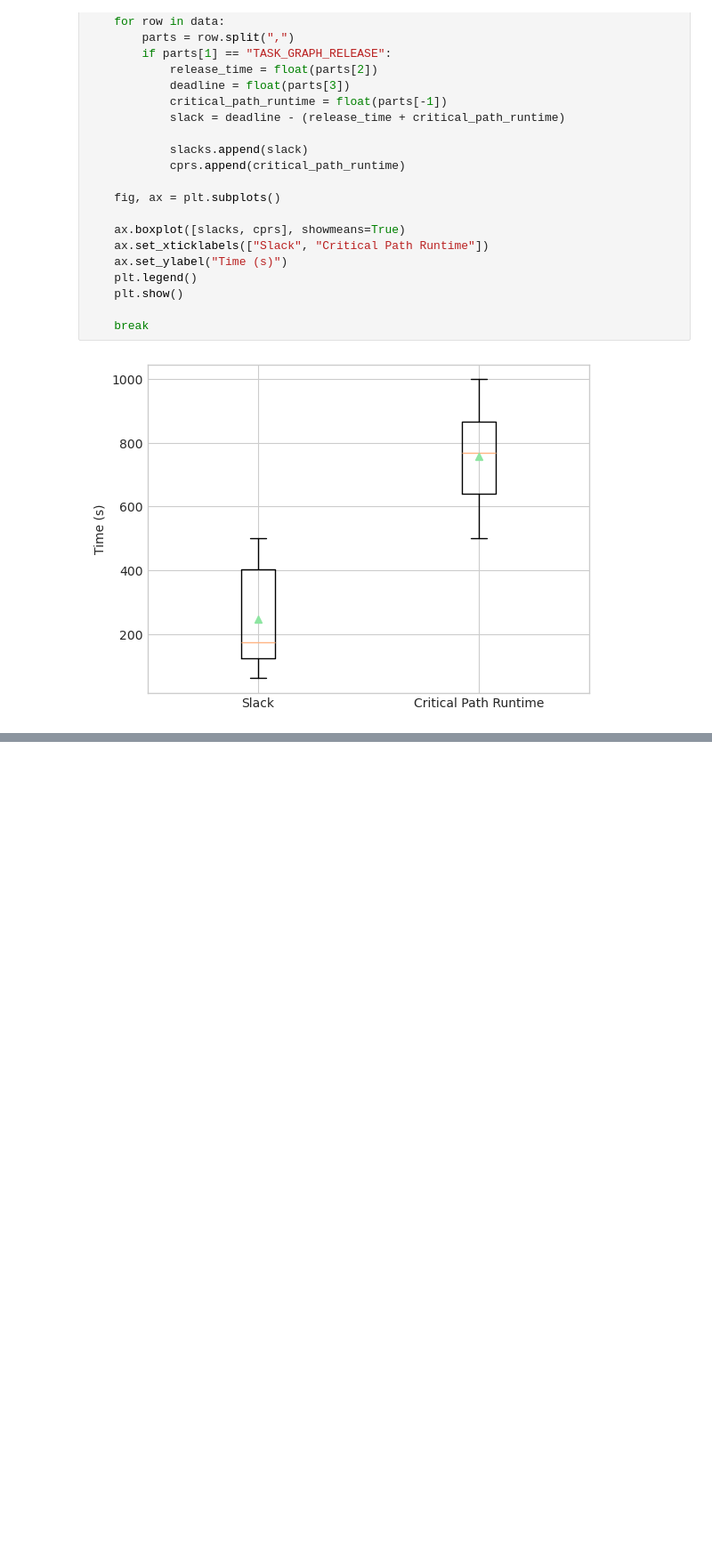
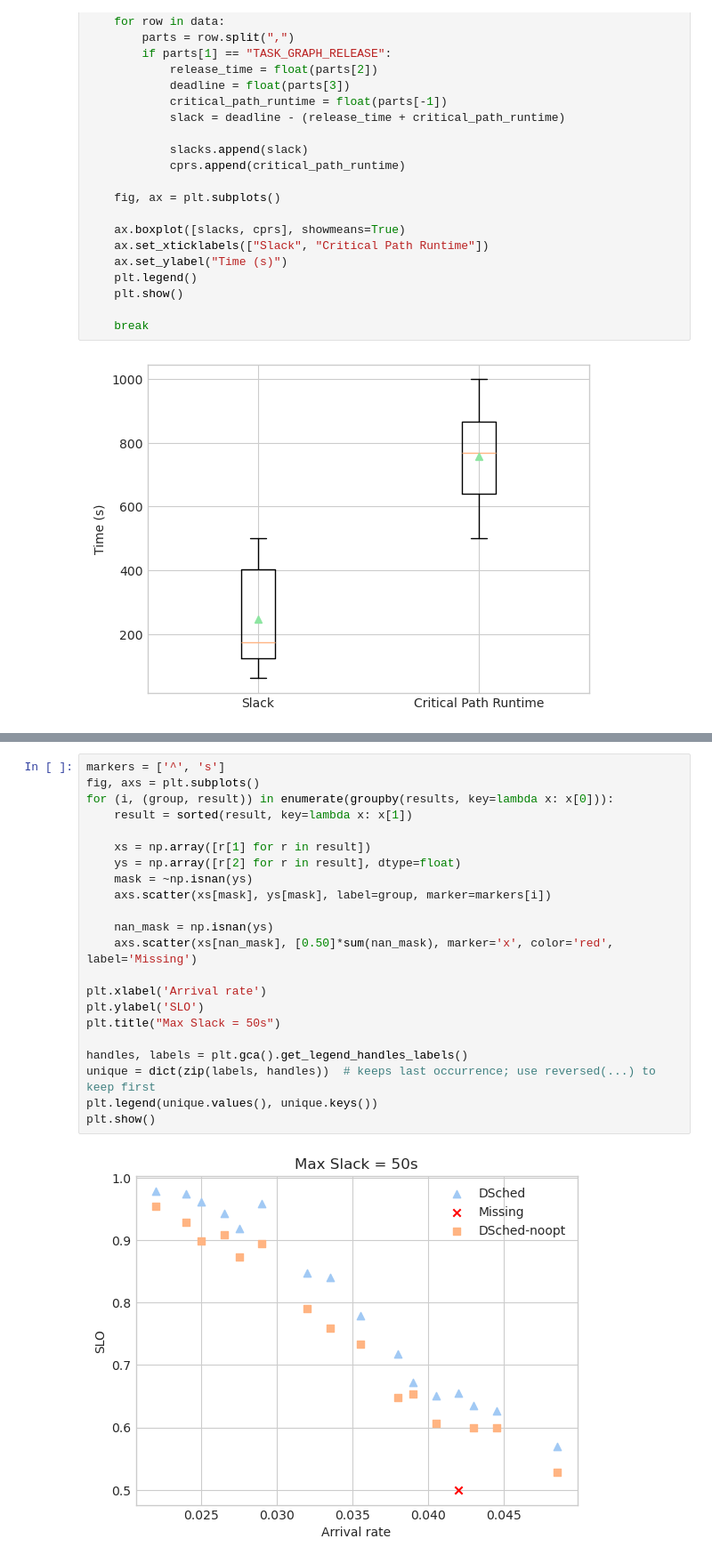
Before and after one commit to ShreyB2091/erdos-scheduling-simulator, a Jupyter notebook: sosp25/notebook.ipynb, the cells around one changed output, grey strips where cells are left out. Shown: that part at 89% size. Saved outputs shown, nothing was run; the diff lists cells and outputs as text; blank space fills up the shorter version.

```diff
--- a/sosp25/notebook.ipynb
+++ b/sosp25/notebook.ipynb
@@ -112,0 +144,24 @@ for file in scheduler_runtime_csv_files():
+# %%
+markers = ['^', 's']
+fig, axs = plt.subplots()
+for (i, (group, result)) in enumerate(groupby(results, key=lambda x: x[0])):
+    result = sorted(result, key=lambda x: x[1])
+
+    xs = np.array([r[1] for r in result])
+    ys = np.array([r[2] for r in result], dtype=float)
+    mask = ~np.isnan(ys)
+    axs.scatter(xs[mask], ys[mask], label=group, marker=markers[i])
+
+    nan_mask = np.isnan(ys)
+    axs.scatter(xs[nan_mask], [0.50]*sum(nan_mask), marker='x', color='red', label='Missing')
+
+plt.xlabel('Arrival rate')
+plt.ylabel('SLO')
+plt.title("Max Slack = 50s")
+
+handles, labels = plt.gca().get_legend_handles_labels()
+unique = dict(zip(labels, handles))  # keeps last occurrence; use reversed(...) to keep first
+plt.legend(unique.values(), unique.keys())
+plt.show()
+# %% [output]
+[figure, added]
```
Also changed, not shown: parts of 10 cells of this notebook, 57 other files.
